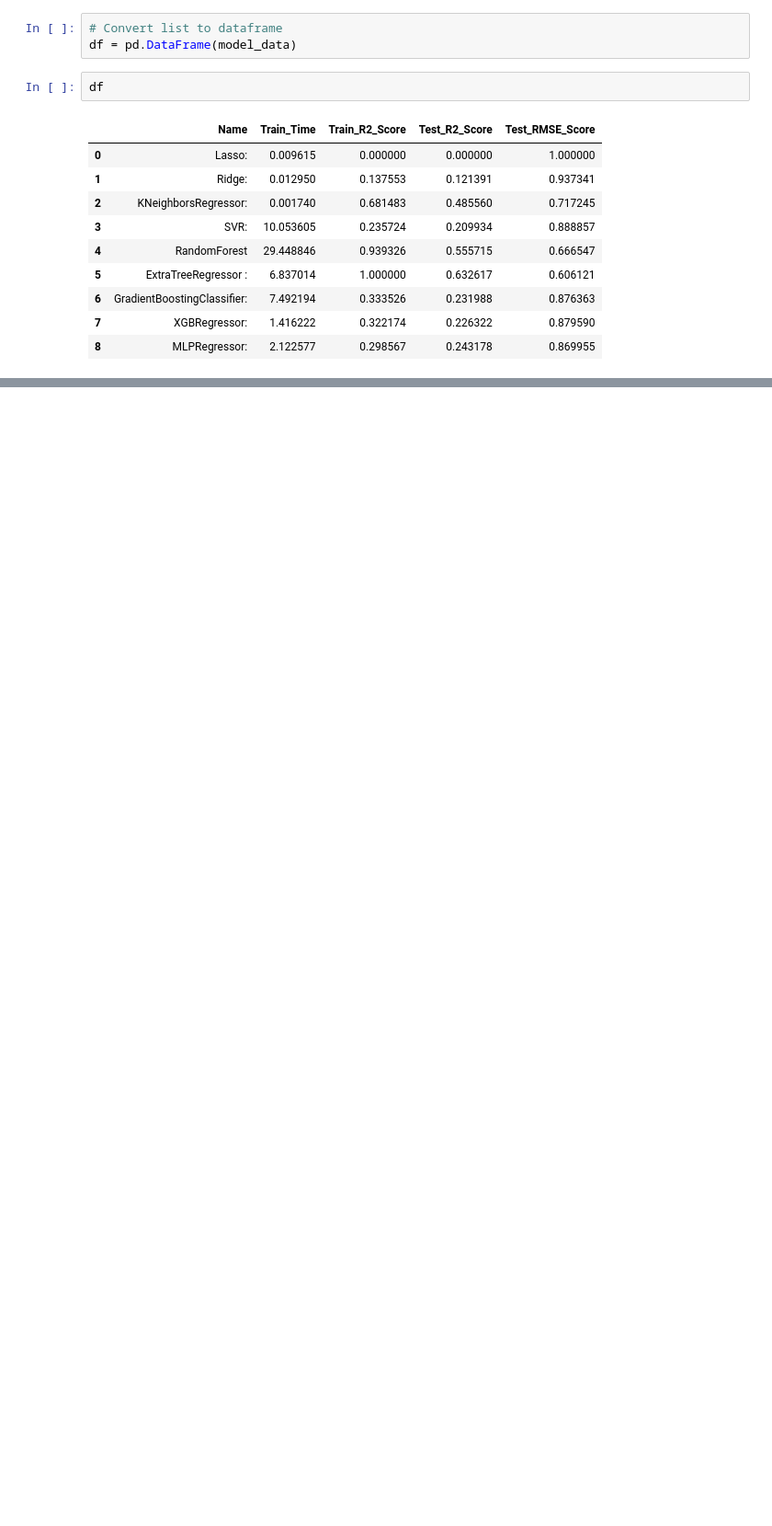
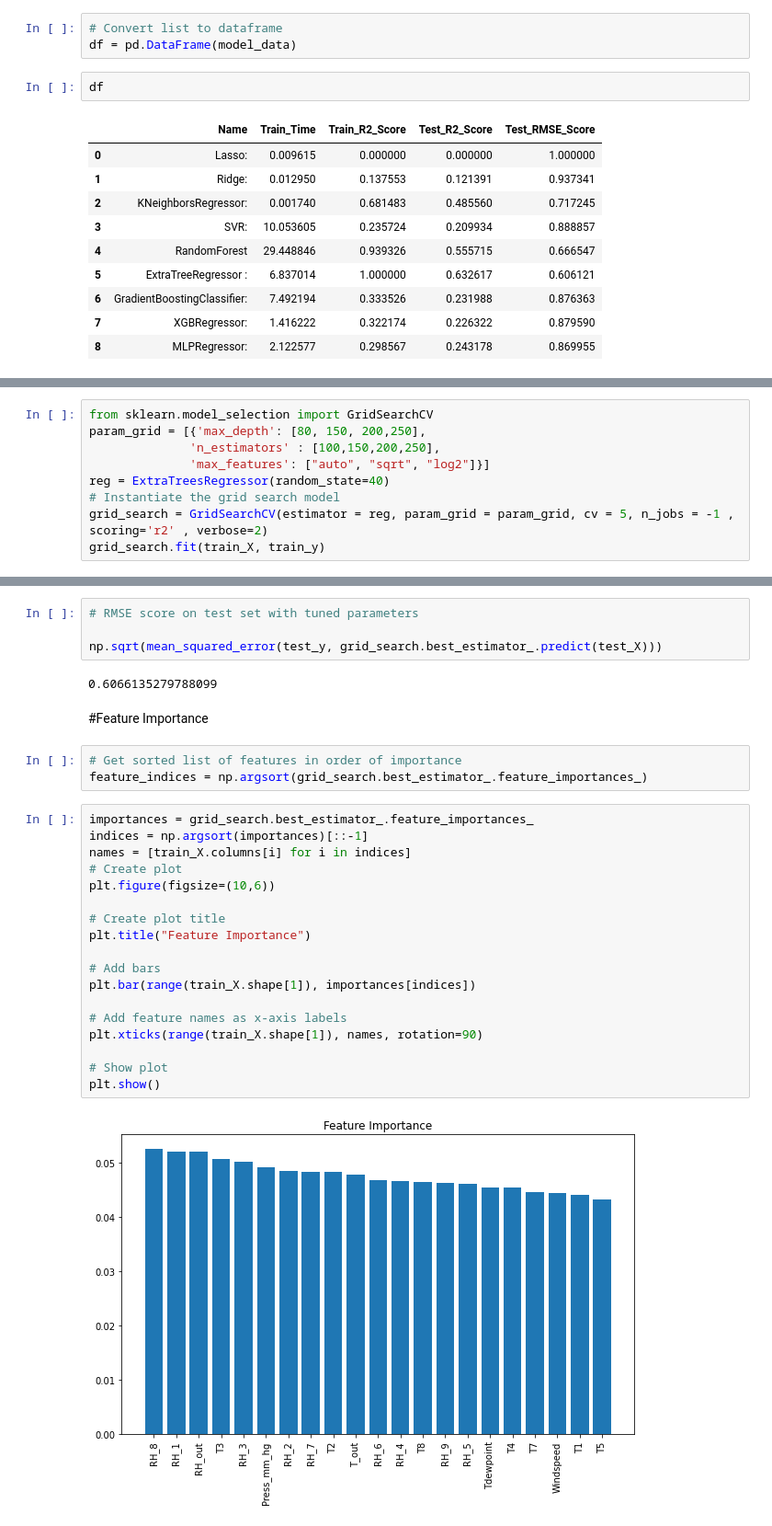
Before and after one commit to pritesh2292/Appliance-Energy-Prediction, a Jupyter notebook: Appliance_Energy_Prediction.ipynb, the cells around one changed output, grey strips where cells are left out. Shown at 92% size. Cells and saved outputs as stored; diff of their text form; blank space fills up the shorter version.

```diff
--- a/Appliance_Energy_Prediction.ipynb
+++ b/Appliance_Energy_Prediction.ipynb
@@ -505,0 +508,9 @@ KeyError: ignored
+# %%
+from sklearn.model_selection import GridSearchCV
+param_grid = [{'max_depth': [80, 150, 200,250],
+              'n_estimators' : [100,150,200,250],
+              'max_features': ["auto", "sqrt", "log2"]}]
+reg = ExtraTreesRegressor(random_state=40)
+# Instantiate the grid search model
+grid_search = GridSearchCV(estimator = reg, param_grid = param_grid, cv = 5, n_jobs = -1 , scoring='r2' , verbose=2)
+grid_search.fit(train_X, train_y)
@@ -505,0 +546,31 @@ KeyError: ignored
+# %%
+# RMSE score on test set with tuned parameters
+
+np.sqrt(mean_squared_error(test_y, grid_search.best_estimator_.predict(test_X)))
+# %% [output]
+0.6066135279788099
+# %% [markdown]
+#Feature Importance
+# %%
+# Get sorted list of features in order of importance
+feature_indices = np.argsort(grid_search.best_estimator_.feature_importances_)
+# %%
+importances = grid_search.best_estimator_.feature_importances_
+indices = np.argsort(importances)[::-1]
+names = [train_X.columns[i] for i in indices]
+# Create plot
+plt.figure(figsize=(10,6))
+
+# Create plot title
+plt.title("Feature Importance")
+
+# Add bars
+plt.bar(range(train_X.shape[1]), importances[indices])
+
+# Add feature names as x-axis labels
+plt.xticks(range(train_X.shape[1]), names, rotation=90)
+
+# Show plot
+plt.show()
+# %% [output]
+[figure, added]
```
Also changed, not shown: parts of 12 cells of this notebook.
